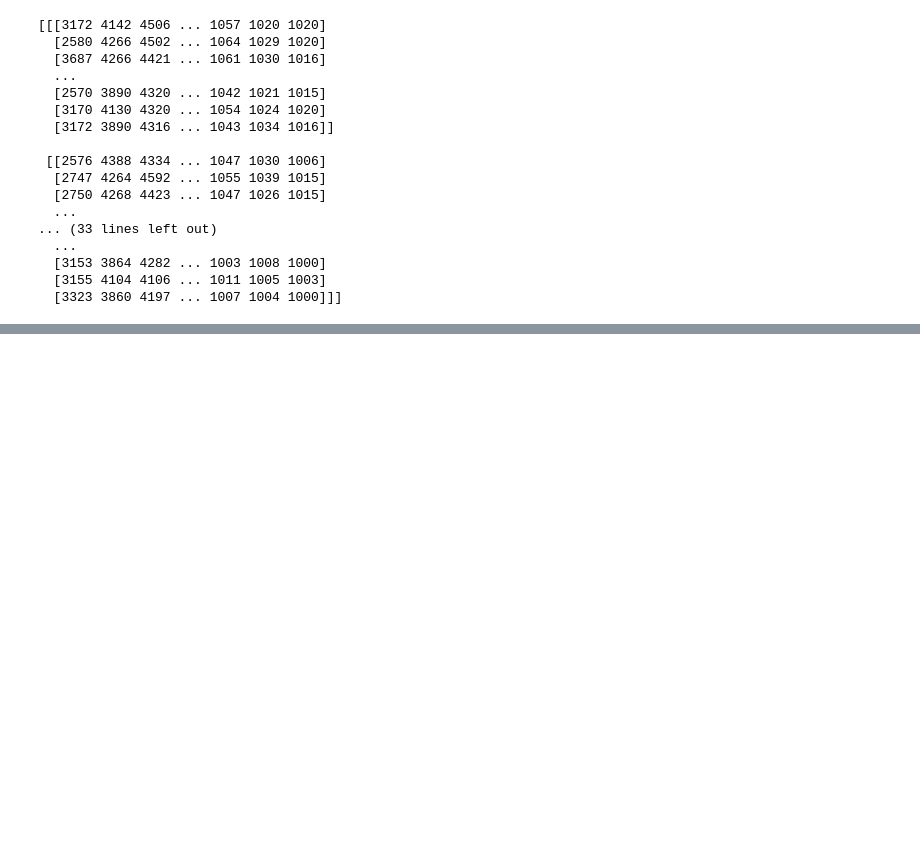
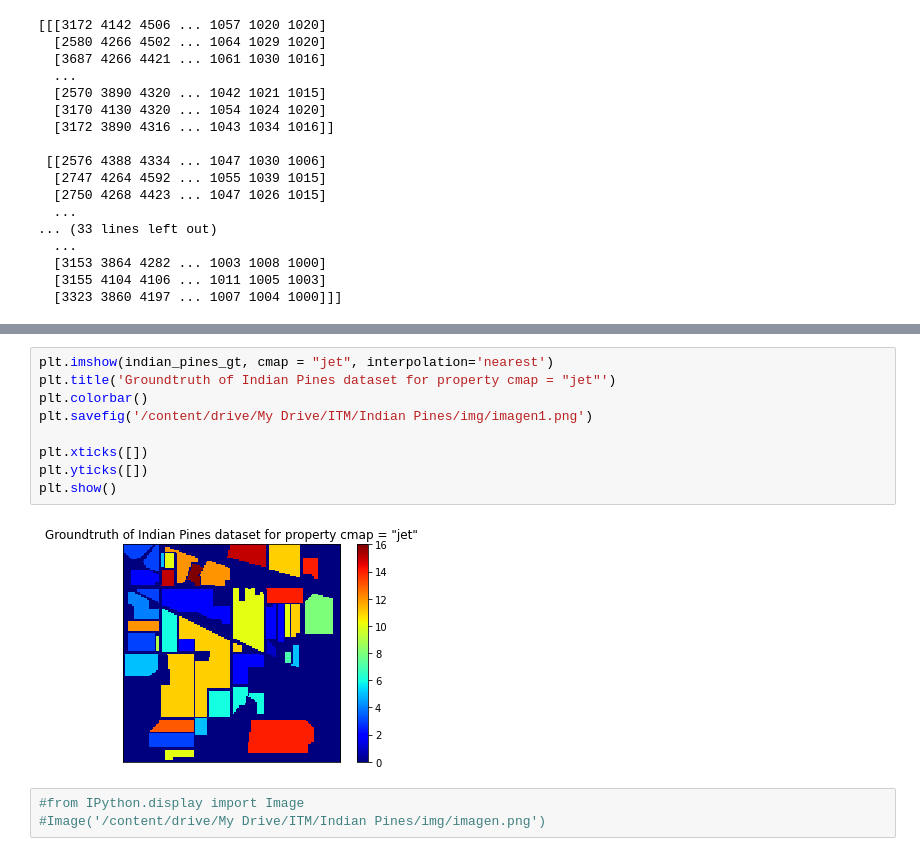
Before and after one commit to LipeBuiles/Hyperspectral-Remote-Sensing-Scenes, a Jupyter notebook: Hyperspectral_Remote_Sensing_Scenes.ipynb, the cells around one changed output, grey strips where cells are left out. Saved outputs shown, nothing was run; the diff lists cells and outputs as text; blank space fills up the shorter version.

```diff
--- a/Hyperspectral_Remote_Sensing_Scenes.ipynb
+++ b/Hyperspectral_Remote_Sensing_Scenes.ipynb
@@ -60,0 +91,14 @@ print(data)
+# %%
+plt.imshow(indian_pines_gt, cmap = "jet", interpolation='nearest')
+plt.title('Groundtruth of Indian Pines dataset for property cmap = "jet"')
+plt.colorbar()
+plt.savefig('/content/drive/My Drive/ITM/Indian Pines/img/imagen1.png')
+
+plt.xticks([])
+plt.yticks([])
+plt.show()
+# %% [output]
+[figure, added]
+# %%
+#from IPython.display import Image
+#Image('/content/drive/My Drive/ITM/Indian Pines/img/imagen.png')
```
Also changed, not shown: parts of 5 cells of this notebook.
